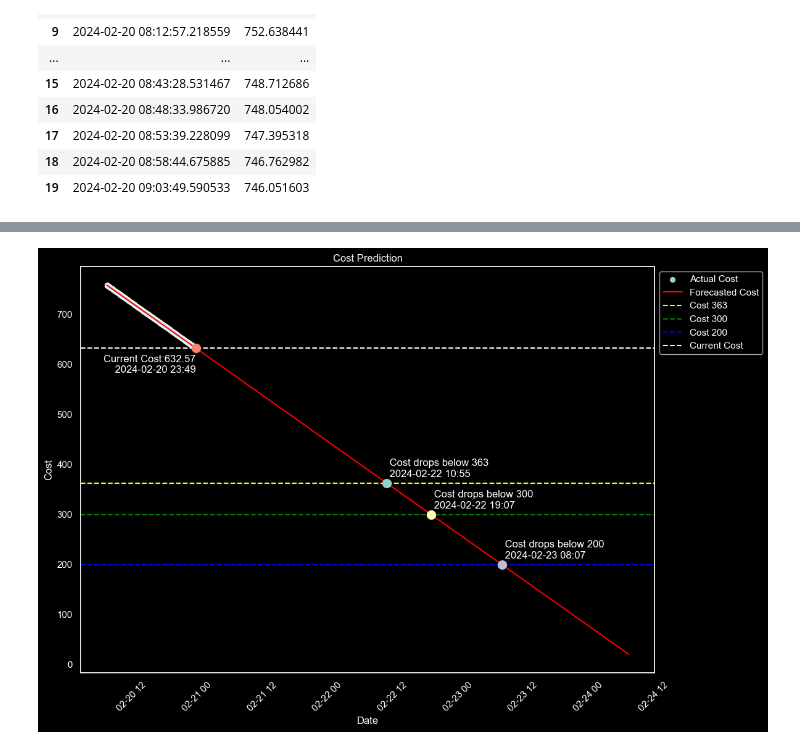
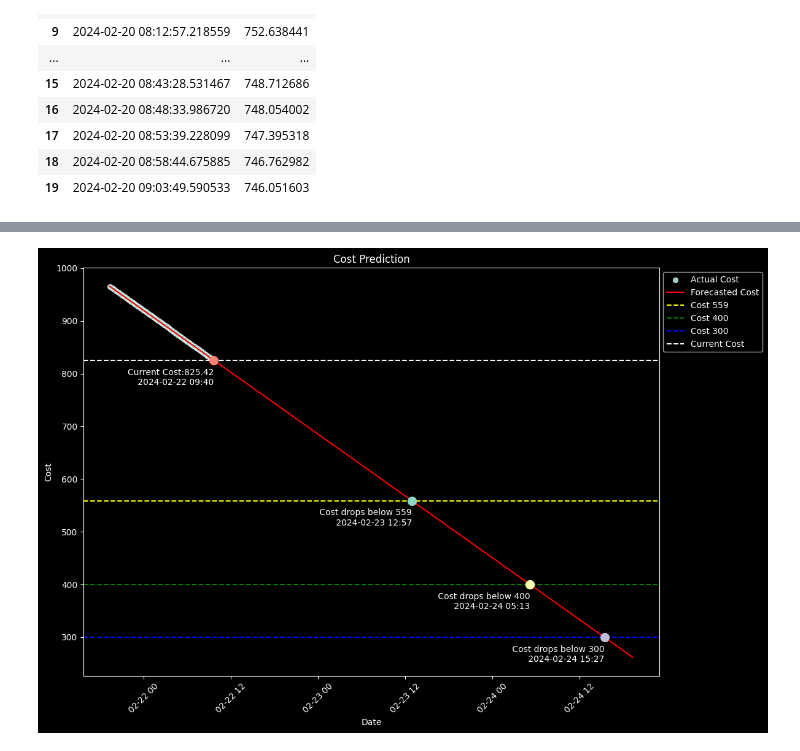
Before and after one commit to LVH-Tony/subnet_cost, a Jupyter notebook: subnet_cost_forecast.ipynb, the cells around one changed output, grey strips where cells are left out. Saved outputs shown, nothing was run; the diff lists cells and outputs as text; code cells hidden in the pictures.

```diff
--- a/subnet_cost_forecast.ipynb
+++ b/subnet_cost_forecast.ipynb
@@ -71,0 +72,4 @@ plt.show()
+# %%
+# sample the data only from 02-22 20
+data2 = data[(data['datetime'] >= '2024-02-21 19:20:00')].reset_index(drop=True)
+data2.head()
@@ -75,11 +98,11 @@ import numpy as np
 
 # Prepare the data for linear regression
 # Convert datetime to a numeric format by calculating the number of seconds from the first timestamp
-data['seconds_from_start'] = (data['datetime'] - data['datetime'].min()).dt.total_seconds()
+data2['seconds_from_start'] = (data2['datetime'] - data2['datetime'].min()).dt.total_seconds()
 
 # Define the independent variable (X) and the dependent variable (y)
-X = data[['seconds_from_start']]
-y = data['cost']
+X = data2[['seconds_from_start']]
+y = data2['cost']
 
 # Initialize and fit the linear regression model
 model = LinearRegression()
@@ -90,14 +113,14 @@ model.fit(X, y)
 
 def predict_date_for_cost(target_cost):
     seconds_from_start_to_target_cost = (target_cost - model.intercept_) / model.coef_[0]
-    target_date = data['datetime'].min() + pd.to_timedelta(seconds_from_start_to_target_cost, unit='s')
+    target_date = data2['datetime'].min() + pd.to_timedelta(seconds_from_start_to_target_cost, unit='s')
     return target_date
 
-date_below_363 = predict_date_for_cost(363)
+date_below_559 = predict_date_for_cost(559)
+date_below_400 = predict_date_for_cost(400)
 date_below_300 = predict_date_for_cost(300)
-date_below_200 = predict_date_for_cost(200)
 
-print(f'Price below 363 date: {date_below_363}')
+print(f'Price below 559 date: {date_below_559}')
+print(f'Price below 300 date: {date_below_400}')
 print(f'Price below 300 date: {date_below_300}')
-print(f'Price below 200 date: {date_below_200}')
 # %% [output]
@@ -116,53 +139,54 @@ plt.style.use('dark_background')
 # sns.scatterplot(x='datetime', y='cost', data=data, label='Actual Cost')
 
 # Generate dates for predictions (from start to a bit beyond our last prediction) for plotting the regression line
-prediction_dates = pd.date_range(start=data['datetime'].min(), end=date_below_200 + pd.Timedelta(days=1))
-prediction_seconds_from_start = (prediction_dates - data['datetime'].min()).total_seconds()
+prediction_dates = pd.date_range(start=data2['datetime'].min(), end=date_below_300 + pd.Timedelta(days=1))
+prediction_seconds_from_start = (prediction_dates - data2['datetime'].min()).total_seconds()
 prediction_seconds_from_start = prediction_seconds_from_start.to_numpy().reshape(-1, 1)
 prediction_costs = model.predict(prediction_seconds_from_start)
 
 # Now, let's plot again with the correction
 plt.figure(figsize=(12, 8),dpi=100)
-sns.scatterplot(x='datetime', y='cost', data=data, label='Actual Cost')
+sns.scatterplot(x='datetime', y='cost', data=data2, label='Actual Cost')
 sns.lineplot(x=prediction_dates, y=prediction_costs, color='red', label='Forecasted Cost')
-plt.axhline(y=363, color='yellow', linestyle='--', label='Cost 363')
-plt.axhline(y=300, color='green', linestyle='--', label='Cost 300')
-plt.axhline(y=200, color='blue', linestyle='--', label='Cost 200')
+plt.axhline(y=559, color='yellow', linestyle='--', label='Cost 559')
+plt.axhline(y=400, color='green', linestyle='--', label='Cost 400')
+plt.axhline(y=300, color='blue', linestyle='--', label='Cost 300')
 #current price
-plt.axhline(y=data['cost'].iloc[-1], color='white', linestyle='--', label='Current Cost')
+plt.axhline(y=data2['cost'].iloc[-1], color='white', linestyle='--', label='Current Cost')
 
-current_cost = (data['cost'].iloc[-1]).round(2)
+current_cost = (data2['cost'].iloc[-1]).round(2)
 
 # Highlight the predicted dates for cost dropping below 300 and 200 and 363
-for label, date, cost in [('Cost drops below 363', date_below_363, 363),
-                          ('Cost drops below 300', date_below_300, 300),
-                          ('Cost drops below 200', date_below_200, 200),
-                          ]:
-    dx, dy = 0, 0.1  # 0 in x direction, 5 points down in y direction
+for label, date, cost in [
+  ('Cost drops below 559', date_below_559, 559),
+  ('Cost drops below 400', date_below_400, 400),
+  ('Cost drops below 300', date_below_300, 300),
+  ]:
+    dx, dy = 0, -0.4  # 0 in x direction, 5 points down in y direction
     offset = transforms.ScaledTranslation(dx, dy, plt.gcf().dpi_scale_trans)
     text_transform = plt.gca().transData + offset
     plt.plot(date, cost, 'o', markersize=10)
-    plt.text(date, cost, f' {label}\n {date.strftime("%Y-%m-%d %H:%M")}', ha='left', transform=text_transform)
+    plt.text(date, cost, f' {label}\n {date.strftime("%Y-%m-%d %H:%M")}', ha='right', transform=text_transform)
 
 current_label = f'Current Cost:{current_cost}'
-current_cost = (data['cost'].iloc[-1]).round(2)
-current_date = data['datetime'].iloc[-1]
+current_cost = (data2['cost'].iloc[-1]).round(2)
+current_date = data2['datetime'].iloc[-1]
 
 dx, dy = 0, -0.4  # 0 in x direction, 5 points down in y direction
 offset = transforms.ScaledTranslation(dx, dy, plt.gcf().dpi_scale_trans)
 text_transform = plt.gca().transData + offset
 
 plt.plot(current_date, current_cost, 'o', markersize=10)
 plt.text(current_date, current_cost, f'{current_label}\n {current_date.strftime("%Y-%m-%d %H:%M")}', ha='right', transform=text_transform)
 
 plt.xlabel('Date')
 plt.ylabel('Cost')
 plt.title('Cost Prediction')
 plt.xticks(rotation=45)
 # legend outside
 plt.legend(loc='upper left', bbox_to_anchor=(1, 1))
 plt.tight_layout()
 
 plt.grid(False)
 # %% [output]
-[figure, old version]
+[figure, new version]
```
Also changed, not shown: parts of 5 cells of this notebook, 2 other files.
